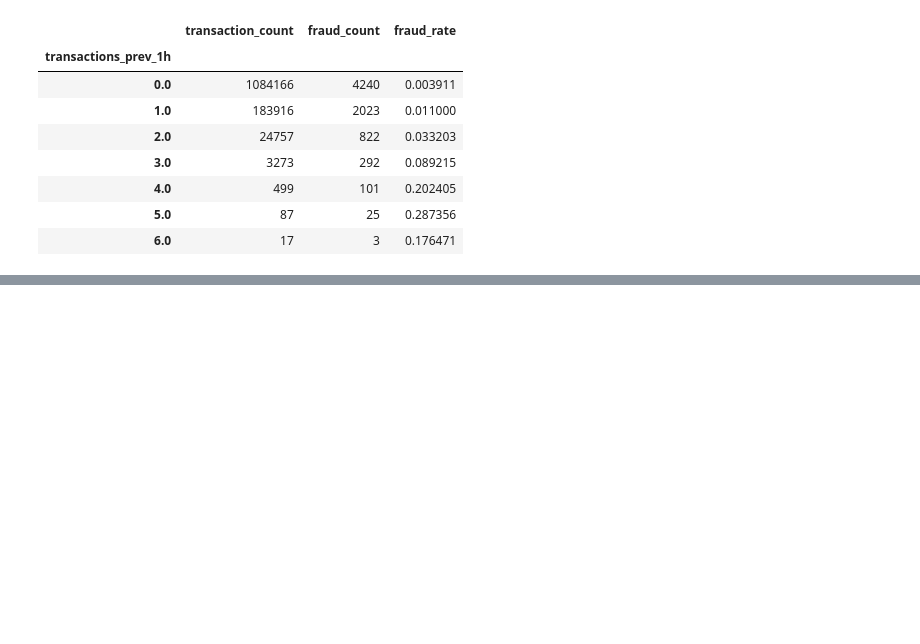
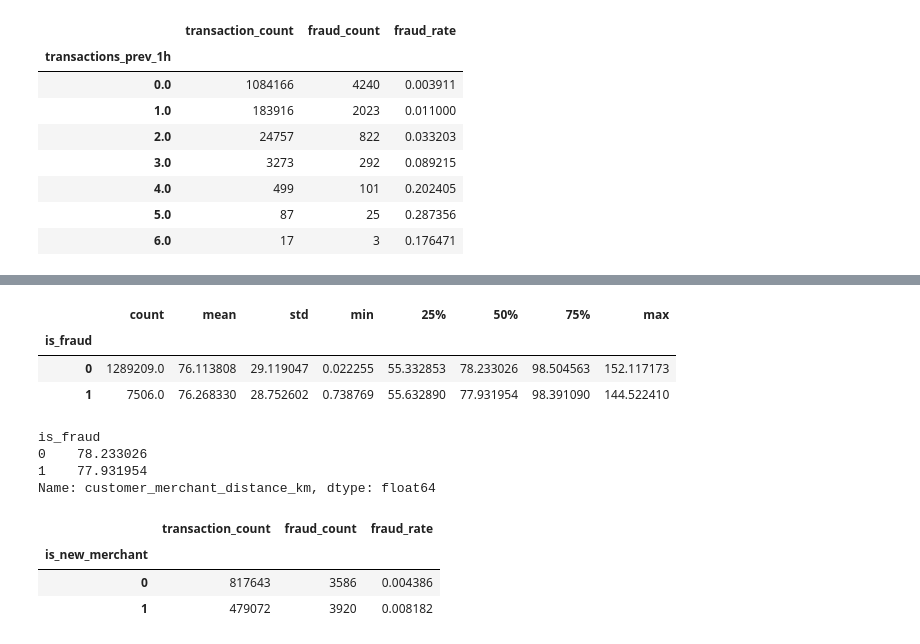
Before and after one commit to laraib275/AURA-Fraud-Intelligence, a Jupyter notebook: notebooks/03_feature_engineering.ipynb, the cells around one changed output, grey strips where cells are left out. Drawn from its saved outputs; the diff is of its cells as text; code cells hidden in the pictures; blank space fills up the shorter version.

```diff
--- a/notebooks/03_feature_engineering.ipynb
+++ b/notebooks/03_feature_engineering.ipynb
@@ -747,0 +771,30 @@ velocity_fraud
+# %%
+def haversine_distance(lat1, lon1, lat2, lon2):
+    R = 6371.0
+
+    lat1 = np.radians(lat1)
+    lon1 = np.radians(lon1)
+    lat2 = np.radians(lat2)
+    lon2 = np.radians(lon2)
+
+    dlat = lat2 - lat1
+    dlon = lon2 - lon1
+
+    a = (
+        np.sin(dlat / 2) ** 2
+        + np.cos(lat1)
+        * np.cos(lat2)
+        * np.sin(dlon / 2) ** 2
+    )
+
+    return 2 * R * np.arctan2(
+        np.sqrt(a),
+        np.sqrt(1 - a)
+    )
+# %%
+df["customer_merchant_distance_km"] = haversine_distance(
+    df["lat"],
+    df["long"],
+    df["merch_lat"],
+    df["merch_long"]
+)
@@ -747,0 +813,24 @@ velocity_fraud
+# %%
+distance_stats = (
+    df.groupby("is_fraud")["customer_merchant_distance_km"]
+      .describe()
+)
+
+distance_stats
+# %% [output]
+|  | count | mean | std | min | 25% | 50% | 75% | max |
+| is_fraud |  |  |  |  |  |  |  |  |
+| 0 | 1289209.0 | 76.113808 | 29.119047 | 0.022255 | 55.332853 | 78.233026 | 98.504563 | 152.117173 |
+| 1 | 7506.0 | 76.268330 | 28.752602 | 0.738769 | 55.632890 | 77.931954 | 98.391090 | 144.522410 |
+# %%
+distance_median = (
+    df.groupby("is_fraud")["customer_merchant_distance_km"]
+      .median()
+)
+
+distance_median
+# %% [output]
+is_fraud
+0    78.233026
+1    77.931954
+Name: customer_merchant_distance_km, dtype: float64
@@ -747,0 +846,16 @@ velocity_fraud
+# %%
+merchant_new_fraud = (
+    df.groupby("is_new_merchant")["is_fraud"]
+      .agg(
+          transaction_count="count",
+          fraud_count="sum",
+          fraud_rate="mean"
+      )
+)
+
+merchant_new_fraud
+# %% [output]
+|  | transaction_count | fraud_count | fraud_rate |
+| is_new_merchant |  |  |  |
+| 0 | 817643 | 3586 | 0.004386 |
+| 1 | 479072 | 3920 | 0.008182 |
```
Also changed, not shown: parts of 13 cells of this notebook, 1 other file.
